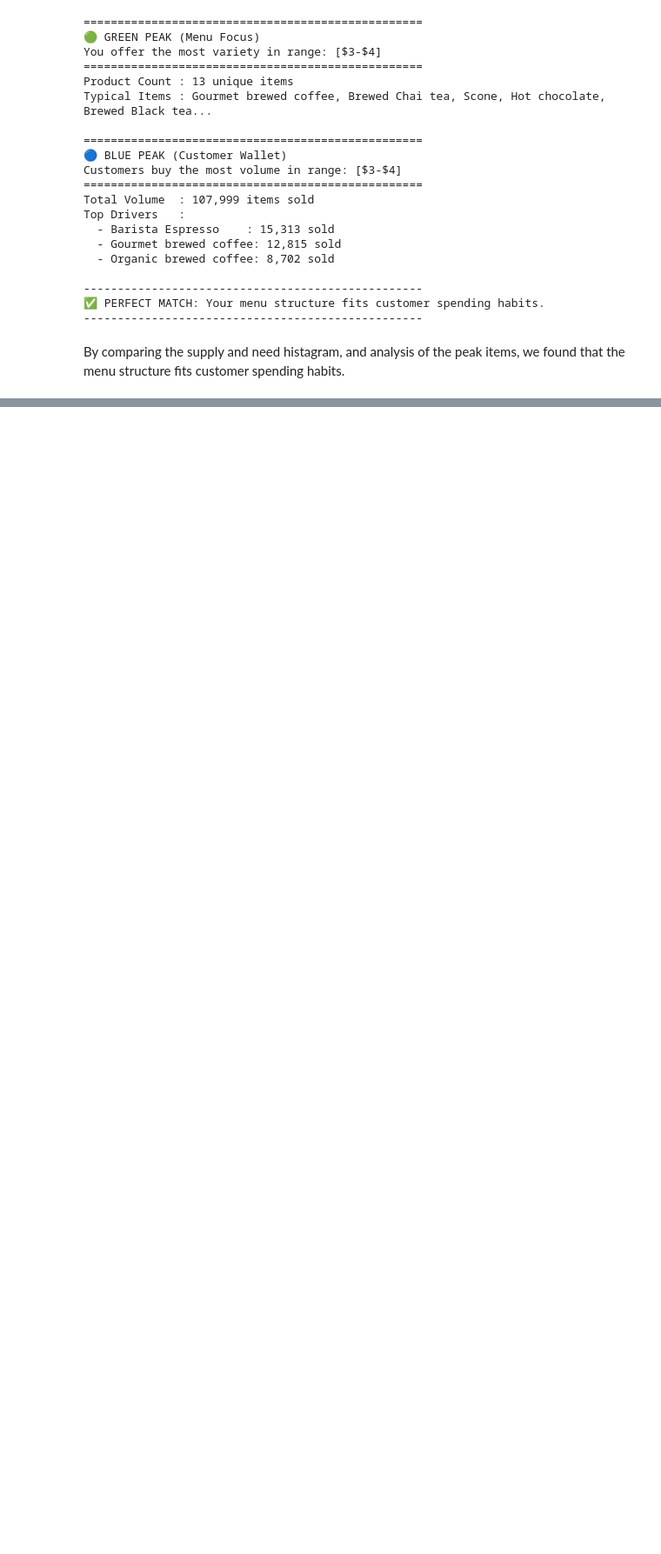
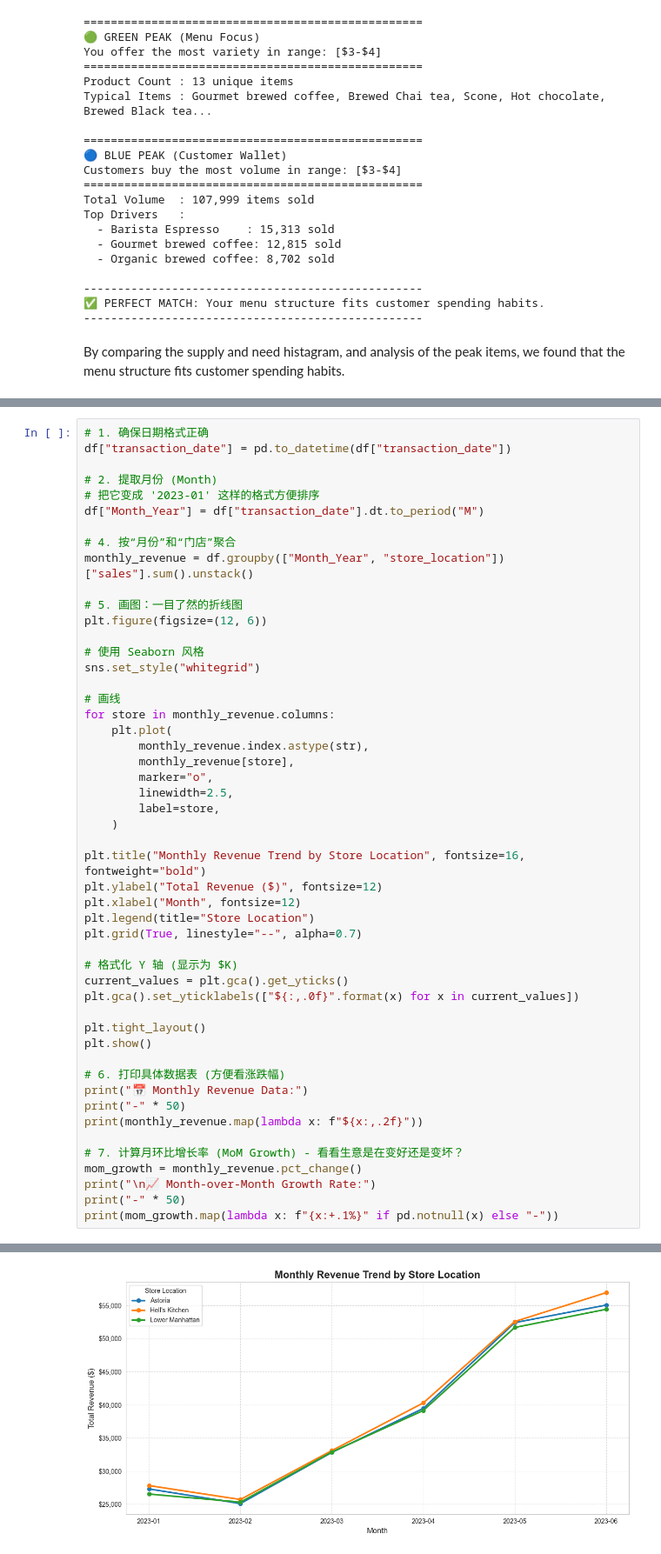
Before and after one commit to yunying-ds/coffee-sales-analysis, a Jupyter notebook: notebooks/01_exploratory_analysis.ipynb, the cells around one changed output, grey strips where cells are left out. Shown at 87% size. Drawn from its saved outputs; the diff is of its cells as text; blank space fills up the shorter version.

```diff
--- a/notebooks/01_exploratory_analysis.ipynb
+++ b/notebooks/01_exploratory_analysis.ipynb
@@ -1409,0 +1724,51 @@ Analyze whether different stores have distinct category preferences that impact
+# %%
+# 1. 确保日期格式正确
+df["transaction_date"] = pd.to_datetime(df["transaction_date"])
+
+# 2. 提取月份 (Month)
+# 把它变成 '2023-01' 这样的格式方便排序
+df["Month_Year"] = df["transaction_date"].dt.to_period("M")
+
+# 4. 按“月份”和“门店”聚合
+monthly_revenue = df.groupby(["Month_Year", "store_location"])["sales"].sum().unstack()
+
+# 5. 画图：一目了然的折线图
+plt.figure(figsize=(12, 6))
+
+# 使用 Seaborn 风格
+sns.set_style("whitegrid")
+
+# 画线
+for store in monthly_revenue.columns:
+    plt.plot(
+        monthly_revenue.index.astype(str),
+        monthly_revenue[store],
+        marker="o",
+        linewidth=2.5,
+        label=store,
+    )
+
+plt.title("Monthly Revenue Trend by Store Location", fontsize=16, fontweight="bold")
+plt.ylabel("Total Revenue ($)", fontsize=12)
+plt.xlabel("Month", fontsize=12)
+plt.legend(title="Store Location")
+plt.grid(True, linestyle="--", alpha=0.7)
+
+# 格式化 Y 轴 (显示为 $K)
+current_values = plt.gca().get_yticks()
+plt.gca().set_yticklabels(["${:,.0f}".format(x) for x in current_values])
+
+plt.tight_layout()
+plt.show()
+
+# 6. 打印具体数据表 (方便看涨跌幅)
+print("📅 Monthly Revenue Data:")
+print("-" * 50)
+print(monthly_revenue.map(lambda x: f"${x:,.2f}"))
+
+# 7. 计算月环比增长率 (MoM Growth) - 看看生意是在变好还是变坏？
+mom_growth = monthly_revenue.pct_change()
+print("\n📈 Month-over-Month Growth Rate:")
+print("-" * 50)
+print(mom_growth.map(lambda x: f"{x:+.1%}" if pd.notnull(x) else "-"))
+# %% [output]
@@ -1409,0 +1776 @@ Analyze whether different stores have distinct category preferences that impact
+[figure, added]
```
Also changed, not shown: parts of 39 cells of this notebook.
